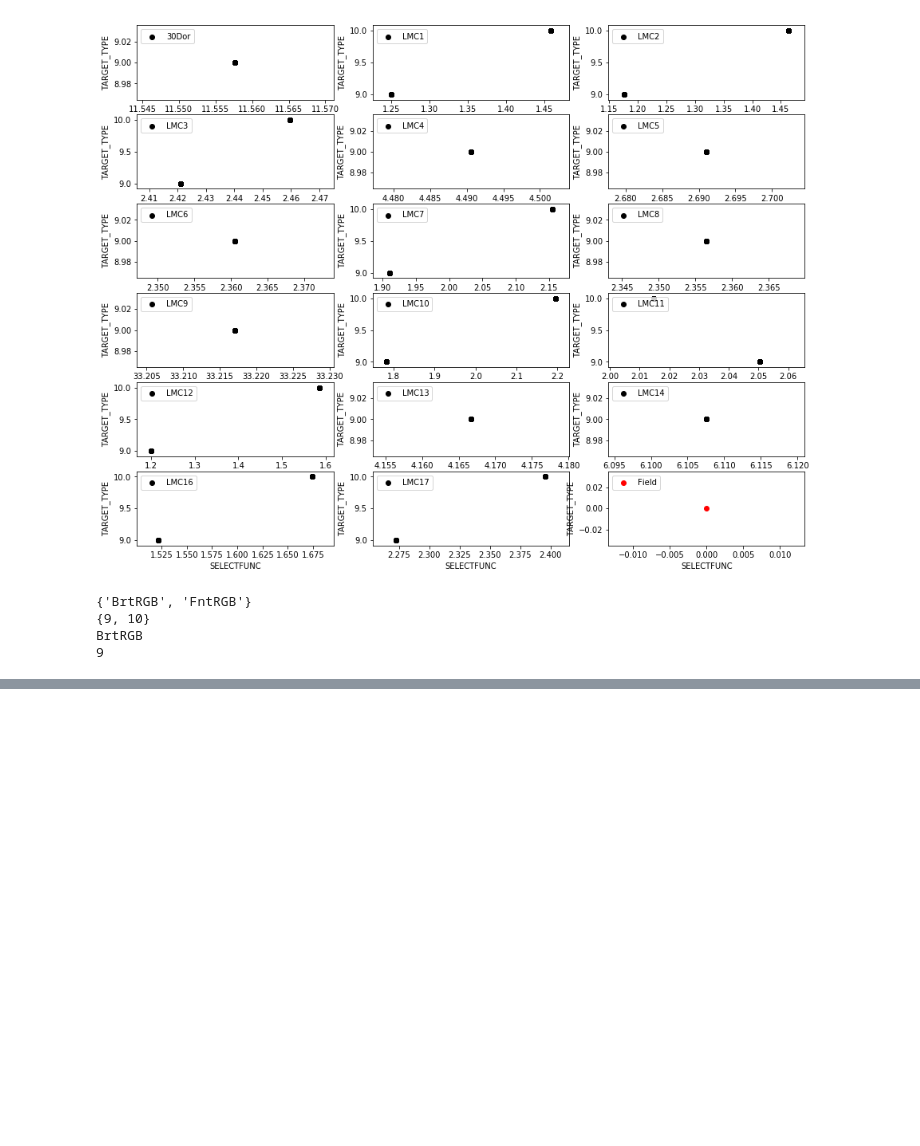
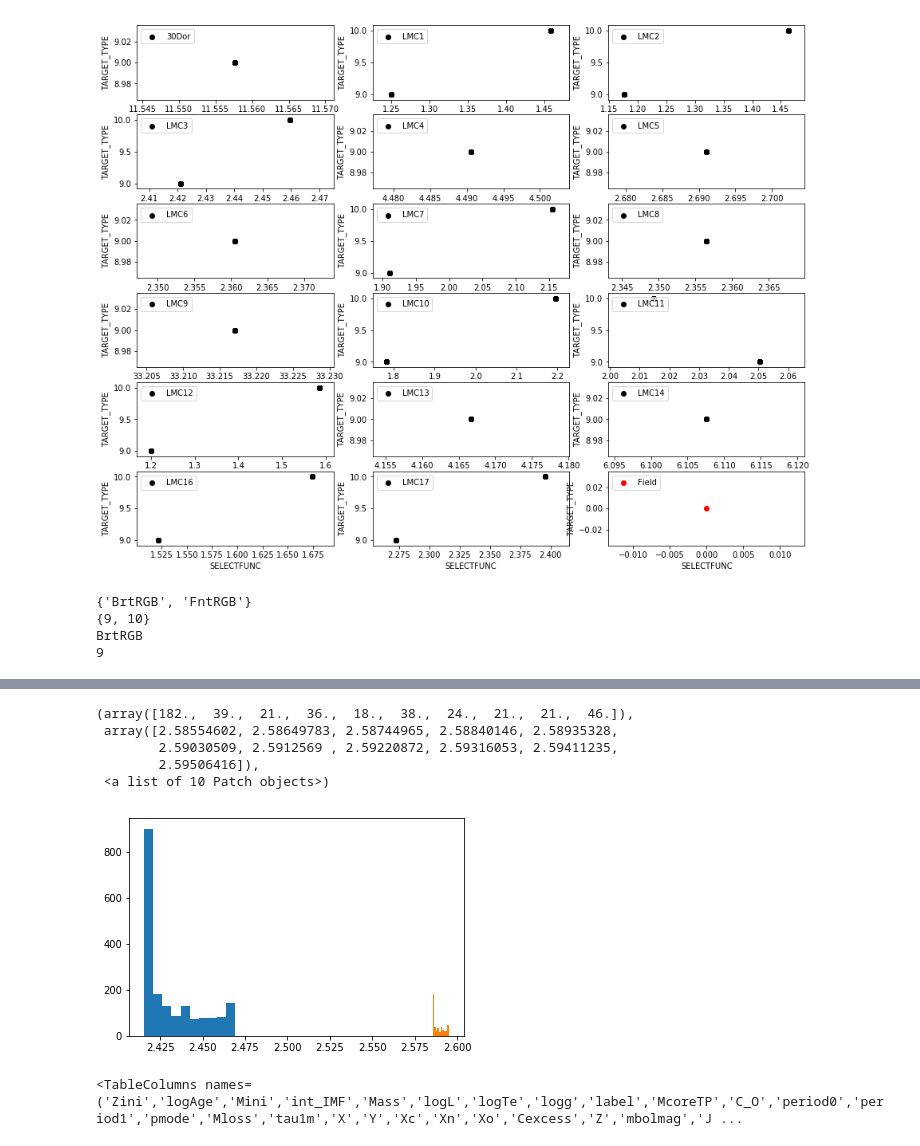
Before and after one commit to JoshuaPovick/Magellanic_Ages, a Jupyter notebook: LMC_Structure.ipynb, the cells around one changed output, grey strips where cells are left out. Saved outputs shown, nothing was run; the diff lists cells and outputs as text; code cells hidden in the pictures; blank space fills up the shorter version.

```diff
--- a/LMC_Structure.ipynb
+++ b/LMC_Structure.ipynb
@@ -510,0 +893,16 @@ BrtRGB
+# %%
+testage1 = np.where(parsec['logAge']==10.1)
+testage2 = np.where(parsec['logAge']==8.6)
+plt.hist(parsec['int_IMF'][testage1])
+plt.hist(parsec['int_IMF'][testage2])
+# %% [output]
+(array([182.,  39.,  21.,  36.,  18.,  38.,  24.,  21.,  21.,  46.]),
+ array([2.58554602, 2.58649783, 2.58744965, 2.58840146, 2.58935328,
+        2.59030509, 2.5912569 , 2.59220872, 2.59316053, 2.59411235,
+        2.59506416]),
+ <a list of 10 Patch objects>)
+[figure, added]
+# %%
+parsec.columns
+# %% [output]
+<TableColumns names=('Zini','logAge','Mini','int_IMF','Mass','logL','logTe','logg','label','McoreTP','C_O','period0','period1','pmode','Mloss','tau1m','X','Y','Xc','Xn','Xo','Cexcess','Z','mbolmag','J ...
```
Also changed, not shown: parts of 10 cells of this notebook, 3 other files.
